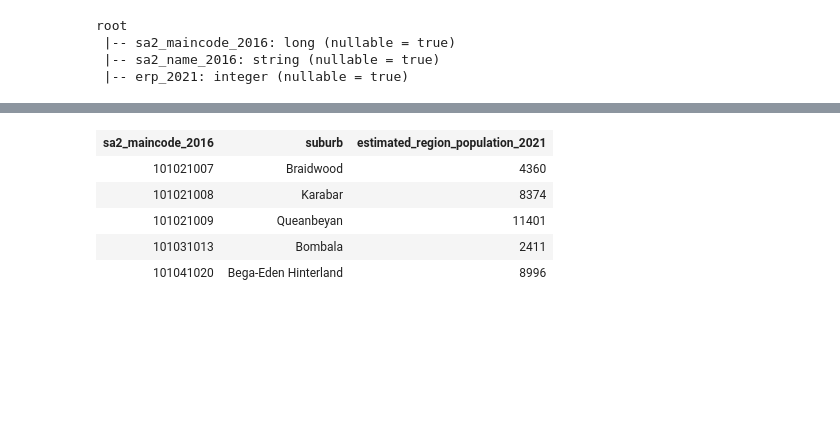
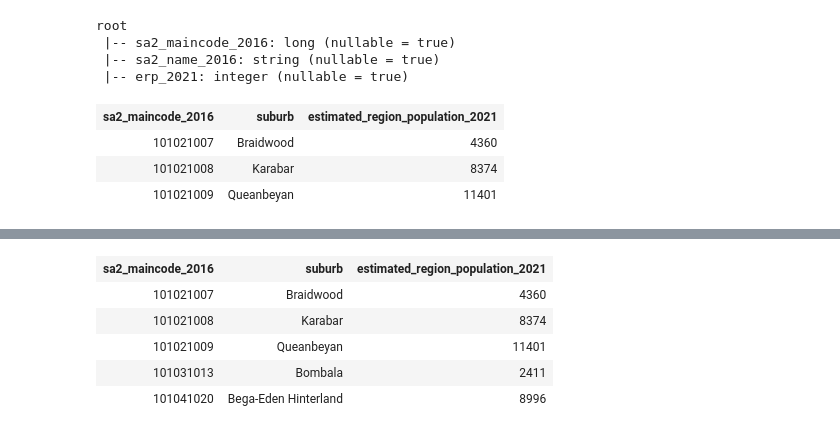
Before and after one commit to MAST30034-Applied-Data-Science/generic-buy-now-pay-later-project-group-56-bnlp, a Jupyter notebook: notebooks/personal_nb/folder_anuj/anuj_nb.ipynb, the cells around one changed output, grey strips where cells are left out. Cells and saved outputs as stored; diff of their text form; code cells hidden in the pictures; blank space fills up the shorter version.

```diff
--- a/notebooks/personal_nb/folder_anuj/anuj_nb.ipynb
+++ b/notebooks/personal_nb/folder_anuj/anuj_nb.ipynb
@@ -62,3 +69,10 @@ root
 population_df = population_df \
                 .withColumnRenamed('sa2_name_2016', 'suburb') \
                 .withColumnRenamed('erp_2021', 'estimated_region_population_2021')
+# %%
+population_df.limit(3)
+# %% [output]
+| sa2_maincode_2016 | suburb | estimated_region_population_2021 |
+| 101021007 | Braidwood | 4360 |
+| 101021008 | Karabar | 8374 |
+| 101021009 | Queanbeyan | 11401 |
```
Also changed, not shown: parts of 13 cells of this notebook.
